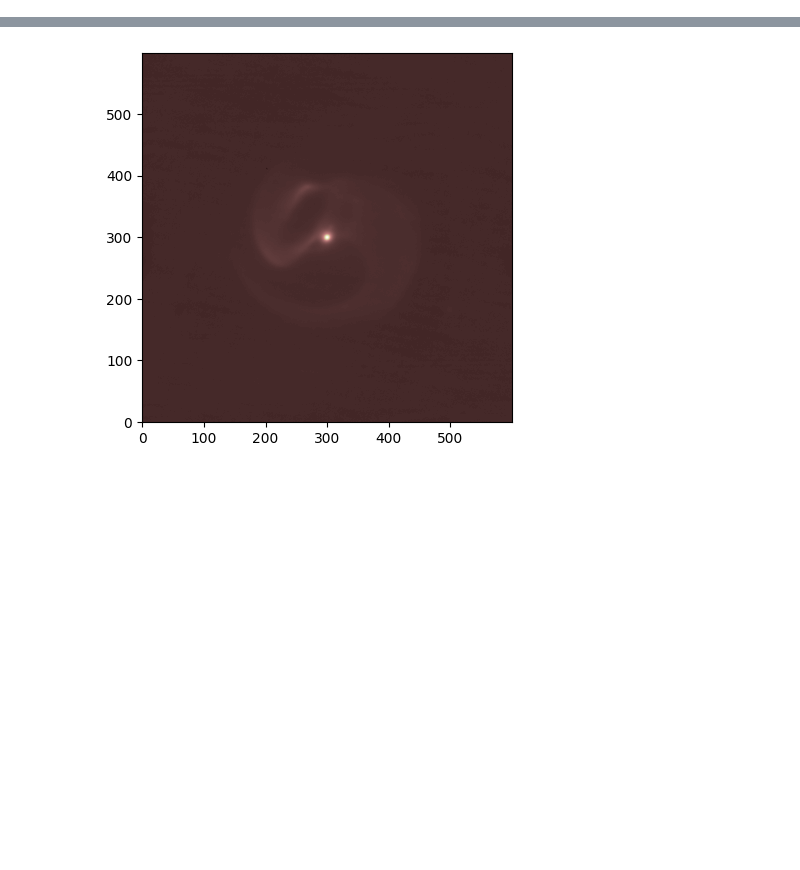
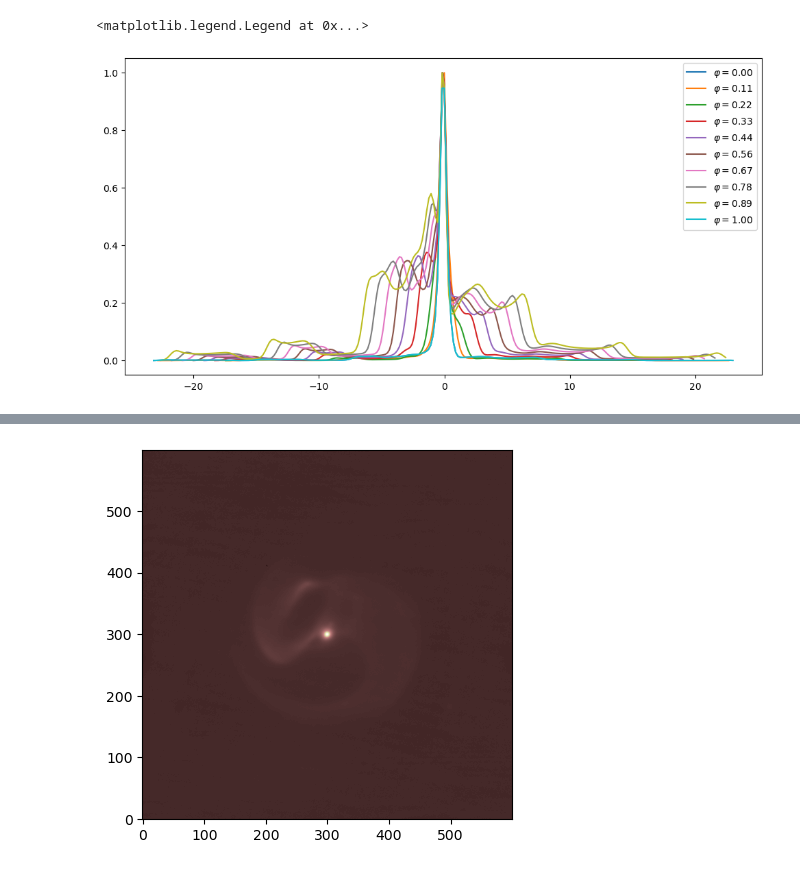
Before and after one commit to ryanwhite1/Wolf-Rayets, a Jupyter notebook: Expansion_Rate_and_Period.ipynb, the cells around one changed output, grey strips where cells are left out. Saved outputs shown, nothing was run; the diff lists cells and outputs as text; code cells hidden in the pictures; blank space fills up the shorter version.

```diff
--- a/Expansion_Rate_and_Period.ipynb
+++ b/Expansion_Rate_and_Period.ipynb
@@ -25,0 +36,23 @@ for i, fname in enumerate(fnames):
+# %%
+apep = wrb.apep.copy()
+apep['turn_on'] = -105
+apep['turn_off'] = 140
+apep['gradual_turn'] = 1
+# apep['phase'] = 0.6
+shells = 3
+model_func = gm.gui_funcs[shells-1]
+
+fig, ax = plt.subplots(figsize=(12, 6))
+
+for phase in np.linspace(0, 1, 10):
+    apep['phase'] = phase
+    particles, weights = model_func(apep)
+    X, Y, H = gm.smooth_histogram2d(particles, weights, apep)
+    # print(time.time() - t1)
+    H = gm.add_stars(X[0, :], Y[:, 0], H, apep)
+#     gm.plot_spiral(X, Y, H)
+    ax.plot(X[0, :-1], H[len(X[0, :])//2, :], label=fr'$\varphi = {phase:.2f}$')
+ax.legend()
+# %% [output]
+<matplotlib.legend.Legend at 0x...>
+[figure, added]
```
Also changed, not shown: parts of 19 cells of this notebook, 1 other file.
